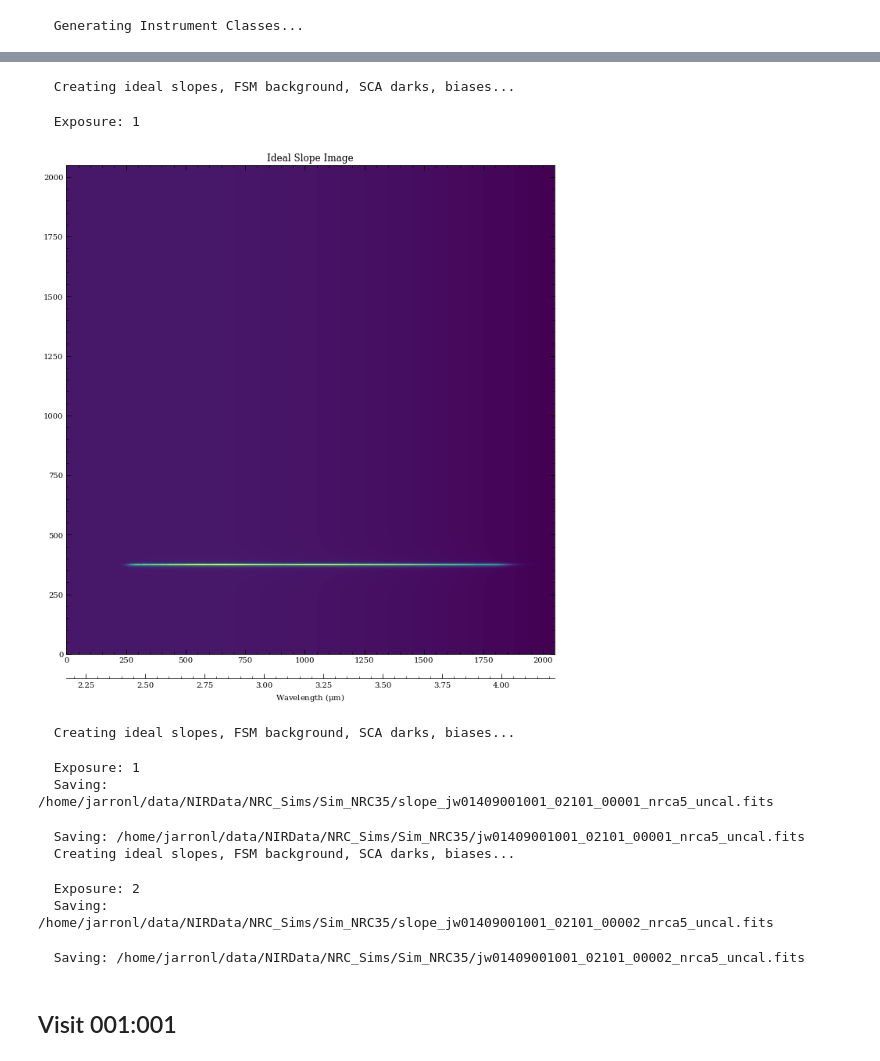
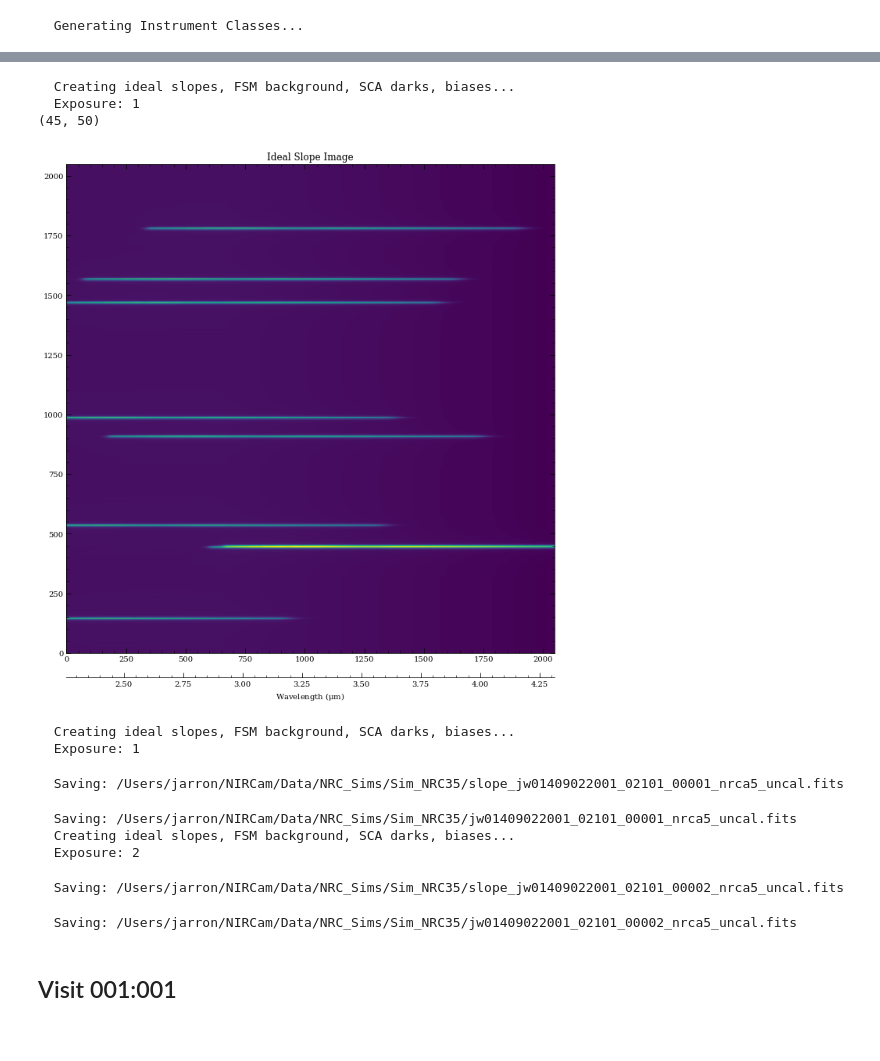
Before and after one commit to JarronL/pynrc, a Jupyter notebook: notebooks/Commissioning/NRC35_Ice/NRC-35_WaterIce_Sims.ipynb, the cells around one changed output, grey strips where cells are left out. Saved outputs shown, nothing was run; the diff lists cells and outputs as text; code cells hidden in the pictures.

```diff
--- a/notebooks/Commissioning/NRC35_Ice/NRC-35_WaterIce_Sims.ipynb
+++ b/notebooks/Commissioning/NRC35_Ice/NRC-35_WaterIce_Sims.ipynb
@@ -68,7 +68,7 @@ init_visits(obs_dict, rand_seed_init=1234)
 # %% [markdown]
 ## Select Any Visit
 # %%
-vkey = '001:001'
+vkey = '022:001'
 # %%
 # Create NIRCam instrument class:
 #   obs_dict[vkey]['nrc']
@@ -95,47 +135,50 @@ nrc.plot_bandpass();
 #   obs_dict[vkey]['bg_slope']
 #   obs_dict[vkey]['im_bias']
 #   obs_dict[vkey]['im_dark']
-add_slope_images(obs_dict, key=vkey, spec_ang=0)
+# add_slope_images(obs_dict, key=vkey, spec_ang=0)
+# add_slope_images(obs_dict, key=vkey, spec_ang=0, add_offset=(20,40), src_tbl=src_tbl)
+add_slope_images(obs_dict, key=vkey, spec_ang=0, src_tbl=src_tbl)
 # %% [output]
   Creating ideal slopes, FSM background, SCA darks, biases...
+  Exposure: 1
+(45, 50)
-  Exposure: 1
 # %%
+if nrc.Detector.ypix==256:
+    fig, ax = plt.subplots(1,1, figsize=(14,2.5))
+    ax2_scl = -0.25
+else:
+    fig, ax = plt.subplots(1,1, figsize=(10,10))
+    ax2_scl = -0.05
+
 # Verify slope image looks right
 if nrc.is_grism:
-
-    if nrc.Detector.ypix==256:
-        fig, ax = plt.subplots(1,1, figsize=(14,2.5))
-        ax2_scl = -0.25
-    else:
-        fig, ax = plt.subplots(1,1, figsize=(10,10))
-        ax2_scl = -0.05
 
     im = obs_dict[vkey]['im_slope_ideal'] + obs_dict[vkey]['bg_slope']
     wave = obs_dict[vkey]['wave'][0].mean(axis=0)
 
     extent = [wave.min(), wave.max(), ]
     ax.imshow(im)
     ax.set_title('Ideal Slope Image')
 
     def x_to_um(x):
         dw = wave[1] - wave[0]
         return x*dw + wave[0]
 
     def um_to_x(w):
         dw = wave[1] - wave[0]
         return (w - wave[0]) / dw
 
     ax2 = ax.secondary_xaxis(ax2_scl, functions=(x_to_um, um_to_x))
     str_um = '$\mathdefault{\mu m}$'
     ax2.set_xlabel(f'Wavelength ({str_um})')
 
     fig.tight_layout()
 
 else:
     im = obs_dict[vkey]['im_slope_ideal']
-    plt.imshow(im**0.25)
+    ax.imshow(im**0.25)
 # %% [output]
-[figure, old version]
+[figure, new version]
 # %%
 # Create and save DMS FITS files
 params_noise = {
@@ -161,17 +204,17 @@ params_noise = {
     'apply_flats'       : True,     # pixel-to-pixel QE variations and field-dep illum
 }
 
-run_all_exps(obs_dict, key=vkey, rand_seed_init=12345,
+run_all_exps(obs_dict, key=vkey, rand_seed_init=1234,
              save_dir=save_dir, save_slope=True, **params_noise)
 # %% [output]
   Creating ideal slopes, FSM background, SCA darks, biases...
+  Exposure: 1
-  Exposure: 1
-  Saving: /home/jarronl/data/NIRData/NRC_Sims/Sim_NRC35/slope_jw01409001001_02101_00001_nrca5_uncal.fits
+  Saving: /Users/jarron/NIRCam/Data/NRC_Sims/Sim_NRC35/slope_jw01409022001_02101_00001_nrca5_uncal.fits
-  Saving: /home/jarronl/data/NIRData/NRC_Sims/Sim_NRC35/jw01409001001_02101_00001_nrca5_uncal.fits
+  Saving: /Users/jarron/NIRCam/Data/NRC_Sims/Sim_NRC35/jw01409022001_02101_00001_nrca5_uncal.fits
   Creating ideal slopes, FSM background, SCA darks, biases...
+  Exposure: 2
-  Exposure: 2
-  Saving: /home/jarronl/data/NIRData/NRC_Sims/Sim_NRC35/slope_jw01409001001_02101_00002_nrca5_uncal.fits
+  Saving: /Users/jarron/NIRCam/Data/NRC_Sims/Sim_NRC35/slope_jw01409022001_02101_00002_nrca5_uncal.fits
-  Saving: /home/jarronl/data/NIRData/NRC_Sims/Sim_NRC35/jw01409001001_02101_00002_nrca5_uncal.fits
+  Saving: /Users/jarron/NIRCam/Data/NRC_Sims/Sim_NRC35/jw01409022001_02101_00002_nrca5_uncal.fits
 # %% [markdown]
 ## Visit 001:001
 # %%
```
Also changed, not shown: parts of 6 cells of this notebook, 8 other files.
